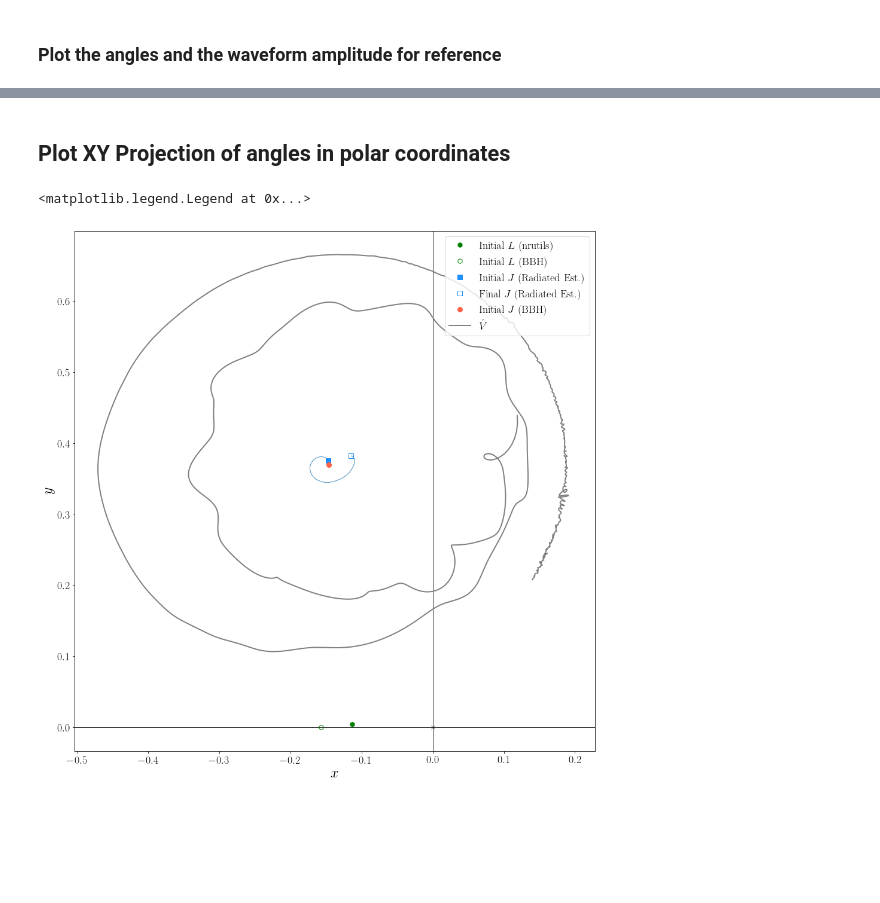
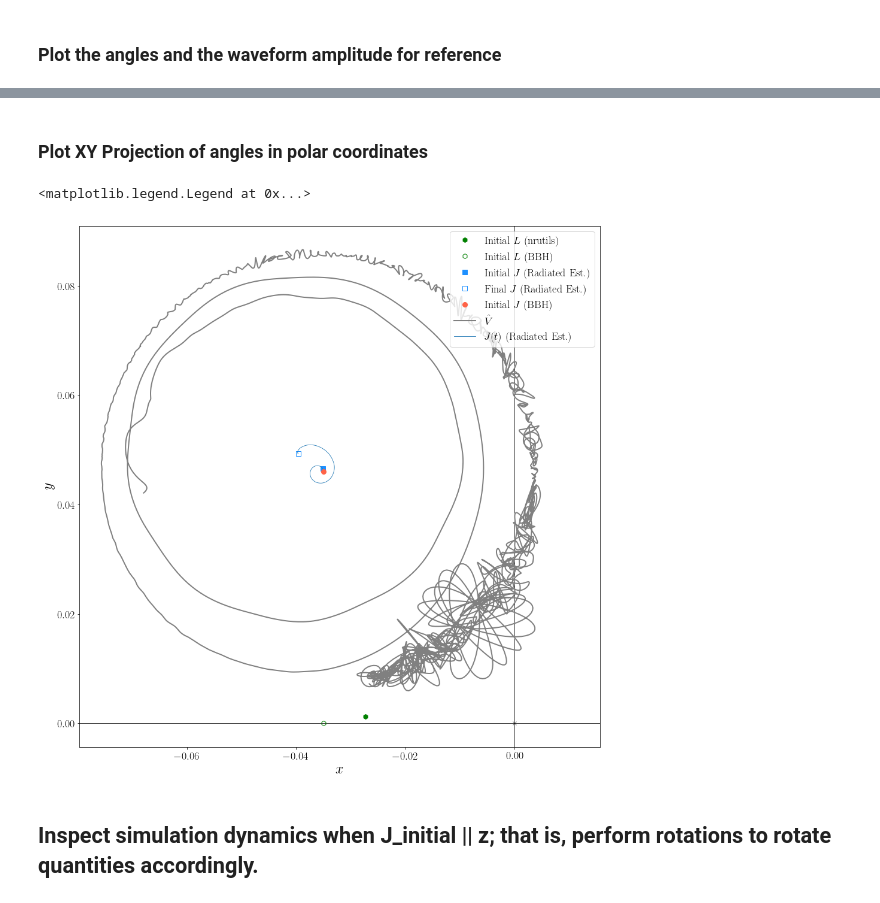
Before and after one commit to llondon6/nrutils_dev, a Jupyter notebook: issues/open/issue3_manipulate_waveform_frame.ipynb, the cells around one changed output, grey strips where cells are left out. Drawn from its saved outputs; the diff is of its cells as text; code cells hidden in the pictures; blank space fills up the shorter version.

Commit message:
updating gwylm rotations to effect metadata

```diff
--- a/issues/open/issue3_manipulate_waveform_frame.ipynb
+++ b/issues/open/issue3_manipulate_waveform_frame.ipynb
@@ -31,7 +31,7 @@ from numpy import *
 ### Find a simulation
 # %%
 # A = scsearch(institute='bam',keyword='q1.2_dqdcp2',verbose=True)
-A = scsearch(institute='bam',keyword='q2_a10_a28_ph0_th90',verbose=True)
+A = scsearch(institute='bam',keyword='q1a04t30_dPm2_T_96_552',verbose=True)
 # A = scsearch(institute='gt',keyword='Sq4_d9_a0.6_oth.090_rr_M140',verbose=True)
 # A = scsearch(q=1,keyword='hrq',verbose=True)
 # A = scsearch(precessing=True,verbose=True)
@@ -132,5 +133,5 @@ ax.set_xlim( [ domain_min, domain_max ] )
 # %% [markdown]
-## Plot XY Projection of angles in polar coordinates
+### Plot XY Projection of angles in polar coordinates
 # %%
 
 #
@@ -160,8 +161,9 @@ domain_min = domain_vals[y.preinspiral.right_index] if domain in ('t','time') el
 domain_max = domain_vals[y.postringdown.left_index] if domain in ('t','time') else y.lm[2,2][kind].dt
 
 #
-mask = (domain_vals>=domain_min) & (domain_vals<=2030)
-mask = smoothest_part(alpha, smoothness_radius=120, smoothness_stepsize=3, smooth_length=3, smoothness_tolerance=2, unsigned=True)
+# mask = (domain_vals>=domain_min) & (domain_vals<=2030)
+# mask = smoothest_part(alpha, smoothness_radius=120, smoothness_stepsize=3, smooth_length=3, smoothness_tolerance=2, unsigned=True)
+mask = y.remnant['mask'][2:]
 
 #
 axhline(0,color='k')
@@ -172,32 +174,34 @@ plot( lx,ly, 'h', color='green', label='Initial $L$ (nrutils)', ms=8 )
 plot( lx_bbh,ly_bbh, 'h', color='green', label='Initial $L$ (BBH)', ms=8, mfc='none' )
 
 #
 plot( jx,jy, 's', color='dodgerblue', label='Initial $J$ (Radiated Est.)', ms=8 )
 plot( jfx,jfy, 's', mfc='none', color='dodgerblue', label='Final $J$ (Radiated Est.)', ms=8 )
 
 #
 plot( bbh_jx,bbh_jy, 'o', color='tomato', label='Initial $J$ (BBH)', ms=8 )
 
 #
 plot( 0,0, 'xk', alpha=0.5 )
 
 #
 plot( x[mask],yy[mask], lw=2, color='grey', label='$\hat{V}$' )
 
 #
 J = y.remnant['J']
 for k in range(J.shape[0]):
     J[k,:] /= linalg.norm(J[k,:])
-plot( J[:,0],J[:,1] )
+plot( J[:,0],J[:,1], label='$J(t)$ (Radiated Est.)' )
 
 axis('square');
 
 #
 xlabel('$x$')
 ylabel('$y$');
 
 #
 legend( loc=1, frameon=True )
 # %% [output]
 <matplotlib.legend.Legend at 0x...>
-[figure, old version]
+[figure, new version]
+# %% [markdown]
+## Inspect simulation dynamics when J_initial || z; that is, perform rotations to rotate quantities accordingly.
```
Also changed, not shown: parts of 8 cells of this notebook, 1 other file.
